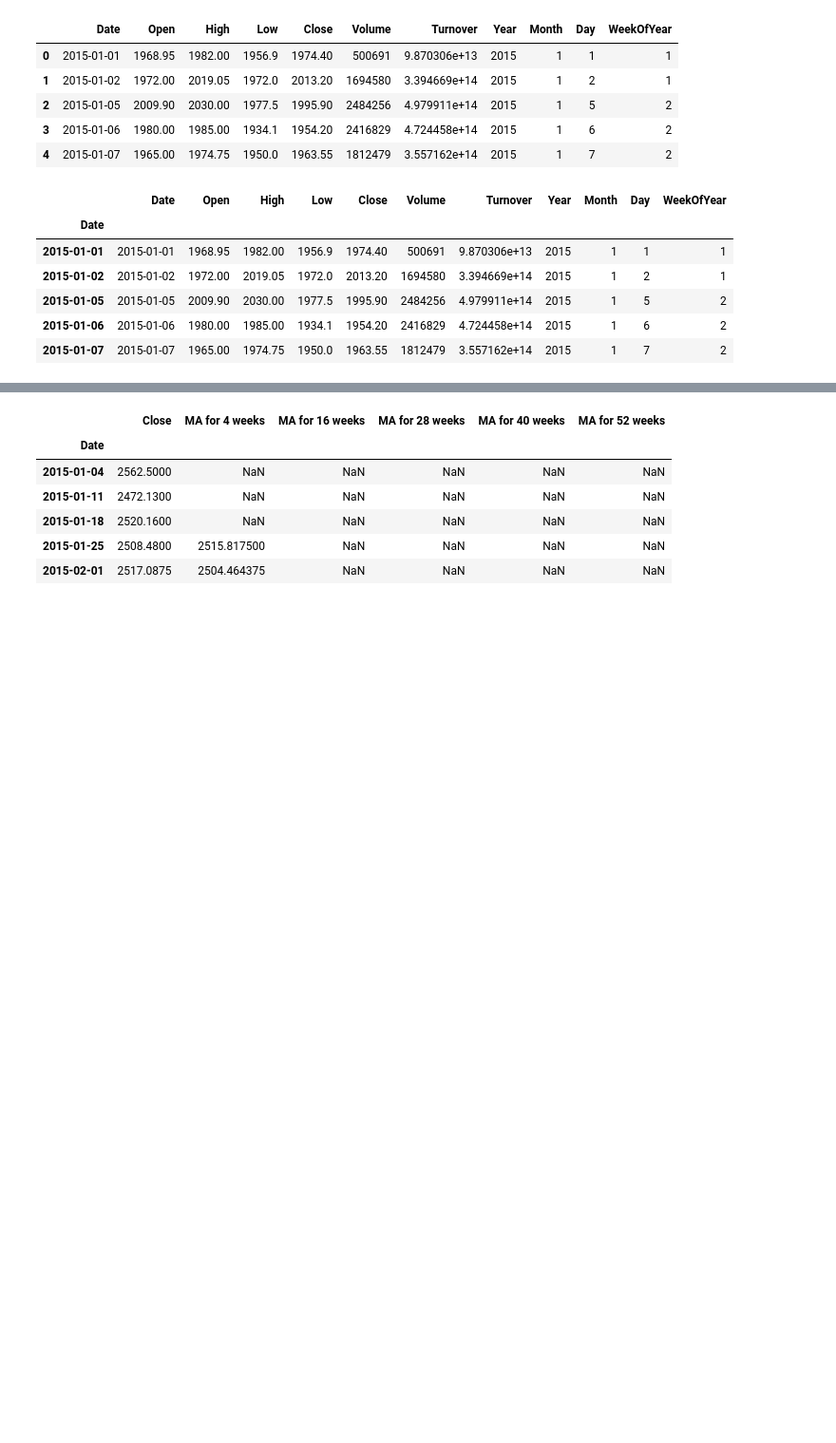
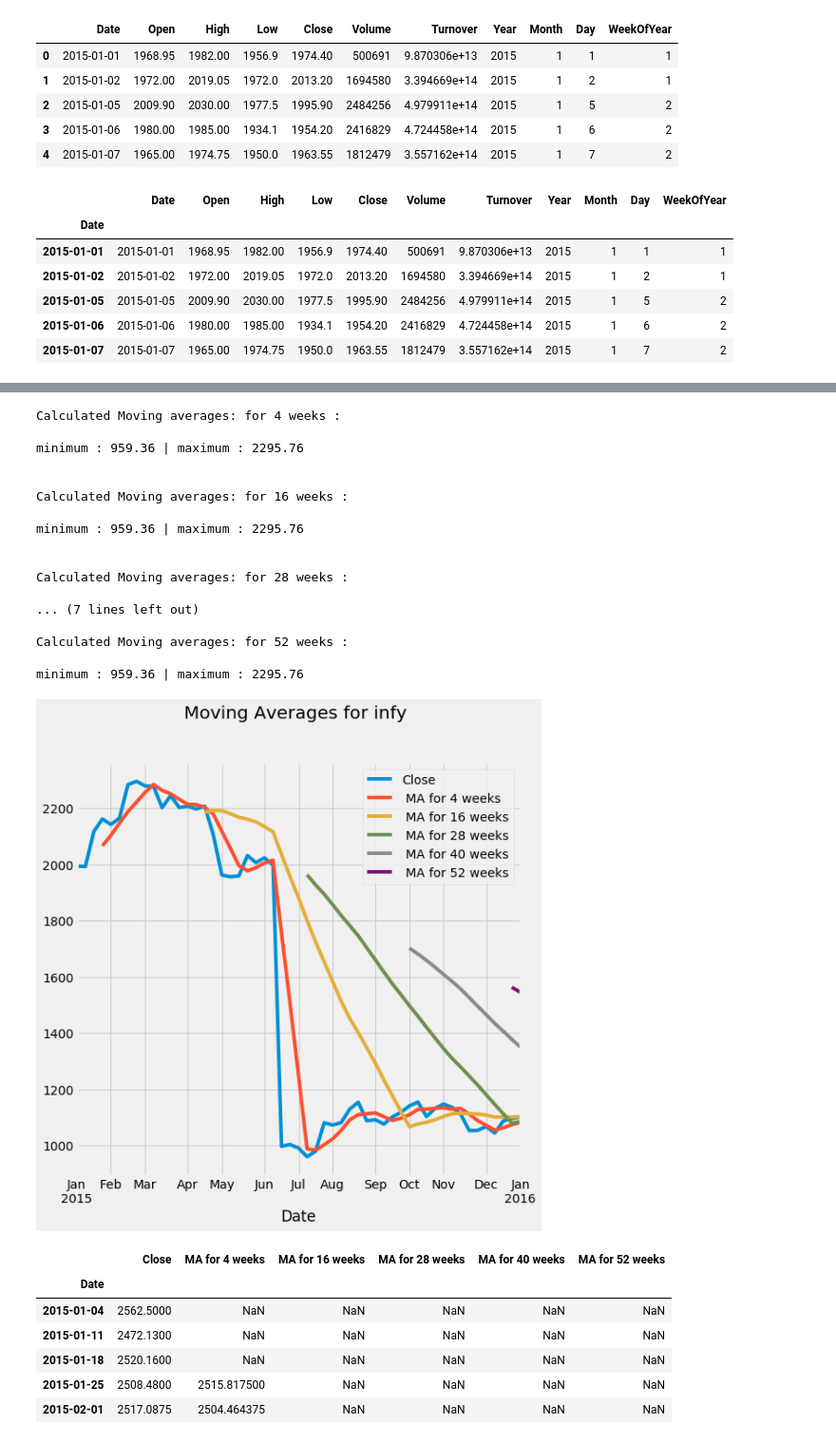
Before and after one commit to keshavvinayak01/Time-Series-Forecasting, a Jupyter notebook: Task_1_and_2.ipynb, the cells around one changed output, grey strips where cells are left out. Shown at 95% size. Cells and saved outputs as stored; diff of their text form; code cells hidden in the pictures; blank space fills up the shorter version.

```diff
--- a/Task_1_and_2.ipynb
+++ b/Task_1_and_2.ipynb
@@ -98 +137,22 @@ minimum : 2354.19 | maximum : 2721.96
+# %%
+infy_dummy = plot_time_series(infy)
+# %% [output]
+Calculated Moving averages: for 4 weeks :
+
+minimum : 959.36 | maximum : 2295.76
+
+
+Calculated Moving averages: for 16 weeks :
+
+minimum : 959.36 | maximum : 2295.76
+
+
+Calculated Moving averages: for 28 weeks :
+
+... (7 lines left out)
+
+Calculated Moving averages: for 52 weeks :
+
+minimum : 959.36 | maximum : 2295.76
+[figure, added]
 # %%
```
Also changed, not shown: parts of 38 cells of this notebook.
